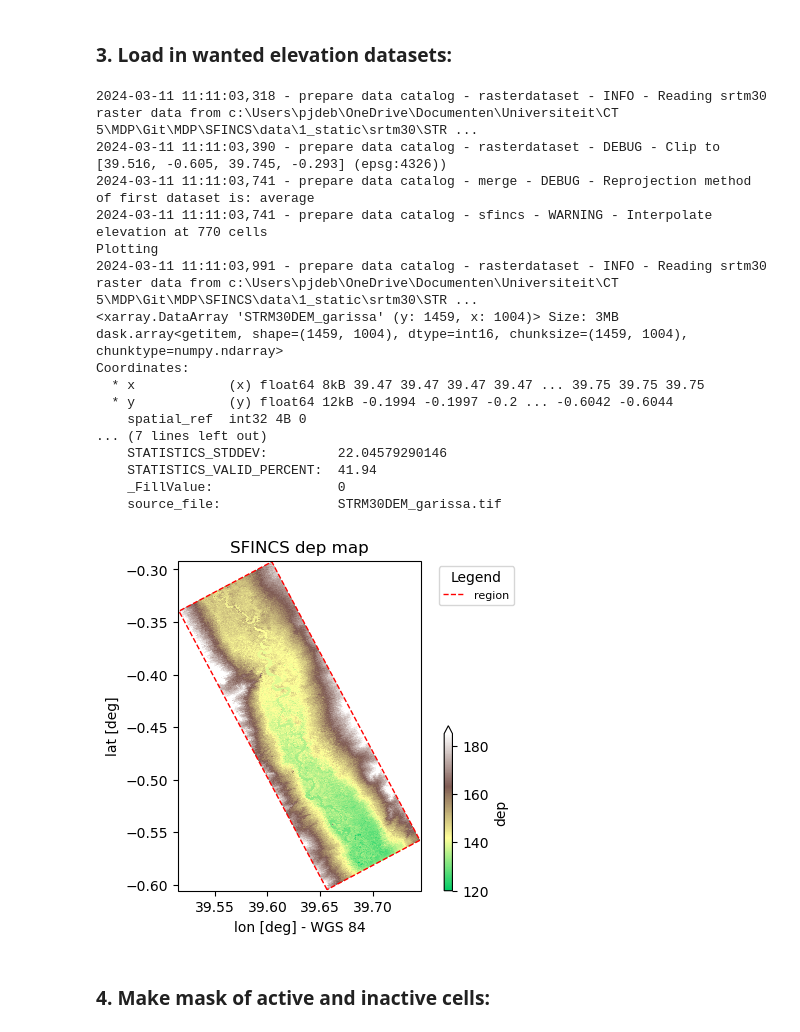
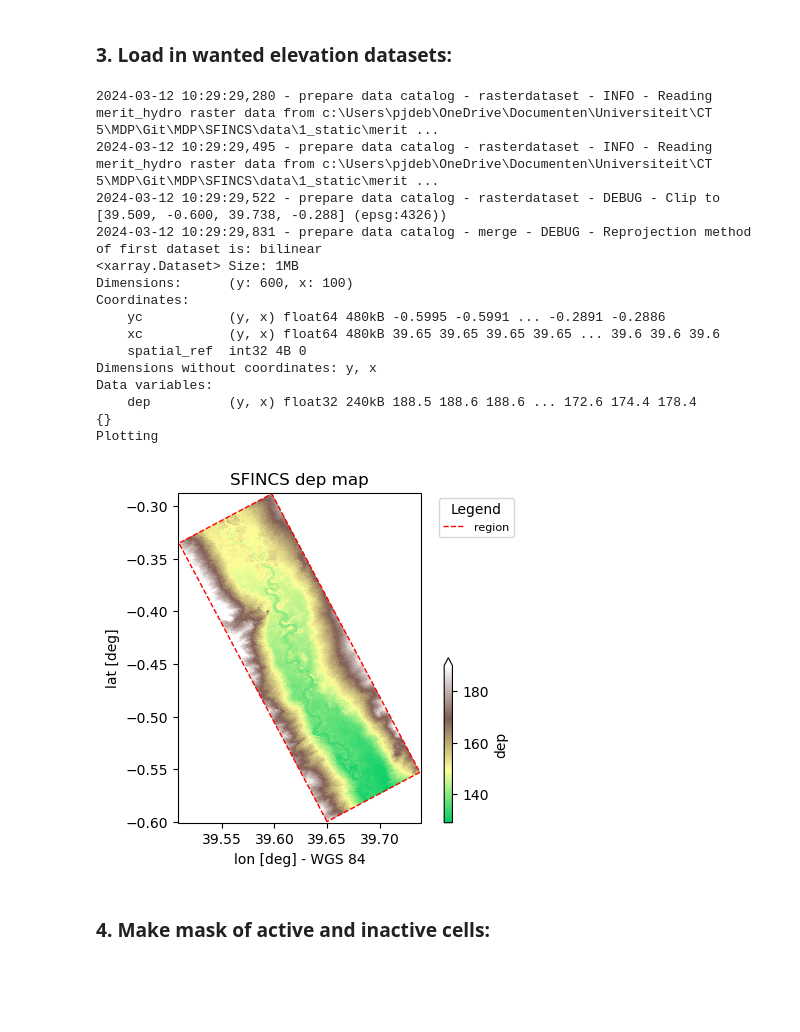
Before and after one commit to pjdebruijn2505/Git_mdp, a Jupyter notebook: SFINCS/a_setup_model.ipynb, the cells around one changed output. Saved outputs shown, nothing was run; the diff lists cells and outputs as text; code cells hidden in the pictures; blank space fills up the shorter version.

```diff
--- a/SFINCS/a_setup_model.ipynb
+++ b/SFINCS/a_setup_model.ipynb
@@ -95,34 +121,46 @@ _ = model.plot_basemap(plot_region=True, bmap="sat", zoomlevel=12)
 # %% [markdown]
 ### 3. Load in wanted elevation datasets:
-# %%
-datasets_dep = [{"elevtn": "srtm30"}]
-model.setup_dep(datasets_dep = datasets_dep)
-
-print("Plotting")
-_ = model.plot_basemap(variable="dep", plot_region=True)
-
-# Also print some statistics
-dem = data_catalog.get_rasterdataset("srtm30")
-print(dem)
-# %% [output]
-2024-03-11 11:11:03,318 - prepare data catalog - rasterdataset - INFO - Reading srtm30 raster data from c:\Users\pjdeb\OneDrive\Documenten\Universiteit\CT 5\MDP\Git\MDP\SFINCS\data\1_static\srtm30\STR ...
-2024-03-11 11:11:03,390 - prepare data catalog - rasterdataset - DEBUG - Clip to [39.516, -0.605, 39.745, -0.293] (epsg:4326))
-2024-03-11 11:11:03,741 - prepare data catalog - merge - DEBUG - Reprojection method of first dataset is: average
-2024-03-11 11:11:03,741 - prepare data catalog - sfincs - WARNING - Interpolate elevation at 770 cells
-Plotting
-2024-03-11 11:11:03,991 - prepare data catalog - rasterdataset - INFO - Reading srtm30 raster data from c:\Users\pjdeb\OneDrive\Documenten\Universiteit\CT 5\MDP\Git\MDP\SFINCS\data\1_static\srtm30\STR ...
-<xarray.DataArray 'STRM30DEM_garissa' (y: 1459, x: 1004)> Size: 3MB
-dask.array<getitem, shape=(1459, 1004), dtype=int16, chunksize=(1459, 1004), chunktype=numpy.ndarray>
-Coordinates:
-  * x            (x) float64 8kB 39.47 39.47 39.47 39.47 ... 39.75 39.75 39.75
-  * y            (y) float64 12kB -0.1994 -0.1997 -0.2 ... -0.6042 -0.6044
-    spatial_ref  int32 4B 0
-... (7 lines left out)
-    STATISTICS_STDDEV:         22.04579290146
-    STATISTICS_VALID_PERCENT:  41.94
-    _FillValue:                0
-    source_file:               STRM30DEM_garissa.tif
-[figure, removed]
+# %%
+# Also print some statistics
+dem = data_catalog.get_rasterdataset("merit_hydro")["elevtn"]
+
+# print(dem)
+# nan_count = xr.where(dem.isnull(), 1, 0).sum()
+# print("Number of NaN values:", int(nan_count))
+# nan_count = xr.where(dem.isnull() | (dem == dem._FillValue), 1, 0).sum()
+# print("Number of NaN values including _FillValue:", int(nan_count))
+# total_values = dem.size
+# print("Total number of values in the DataArray:", total_values)
+# print("Fraction:  ", round(float(nan_count/total_values), 1))
+
+
+datasets_dep = [{"elevtn": "merit_hydro", "reproj_method": "bilinear"}]
+model.setup_dep(datasets_dep=datasets_dep)
+
+
+print(model.grid)
+
+print(model.geoms)
+
+print("Plotting")
+_ = model.plot_basemap(variable="dep", plot_region=True)
+# %% [output]
+2024-03-12 10:29:29,280 - prepare data catalog - rasterdataset - INFO - Reading merit_hydro raster data from c:\Users\pjdeb\OneDrive\Documenten\Universiteit\CT 5\MDP\Git\MDP\SFINCS\data\1_static\merit ...
+2024-03-12 10:29:29,495 - prepare data catalog - rasterdataset - INFO - Reading merit_hydro raster data from c:\Users\pjdeb\OneDrive\Documenten\Universiteit\CT 5\MDP\Git\MDP\SFINCS\data\1_static\merit ...
+2024-03-12 10:29:29,522 - prepare data catalog - rasterdataset - DEBUG - Clip to [39.509, -0.600, 39.738, -0.288] (epsg:4326))
+2024-03-12 10:29:29,831 - prepare data catalog - merge - DEBUG - Reprojection method of first dataset is: bilinear
+<xarray.Dataset> Size: 1MB
+Dimensions:      (y: 600, x: 100)
+Coordinates:
+    yc           (y, x) float64 480kB -0.5995 -0.5991 ... -0.2891 -0.2886
+    xc           (y, x) float64 480kB 39.65 39.65 39.65 39.65 ... 39.6 39.6 39.6
+    spatial_ref  int32 4B 0
+Dimensions without coordinates: y, x
+Data variables:
+    dep          (y, x) float32 240kB 188.5 188.6 188.6 ... 172.6 174.4 178.4
+{}
+Plotting
+[figure, added]
 # %% [markdown]
 ### 4. Make mask of active and inactive cells:
 # %%
```
Also changed, not shown: parts of 11 cells of this notebook, 12 other files.
